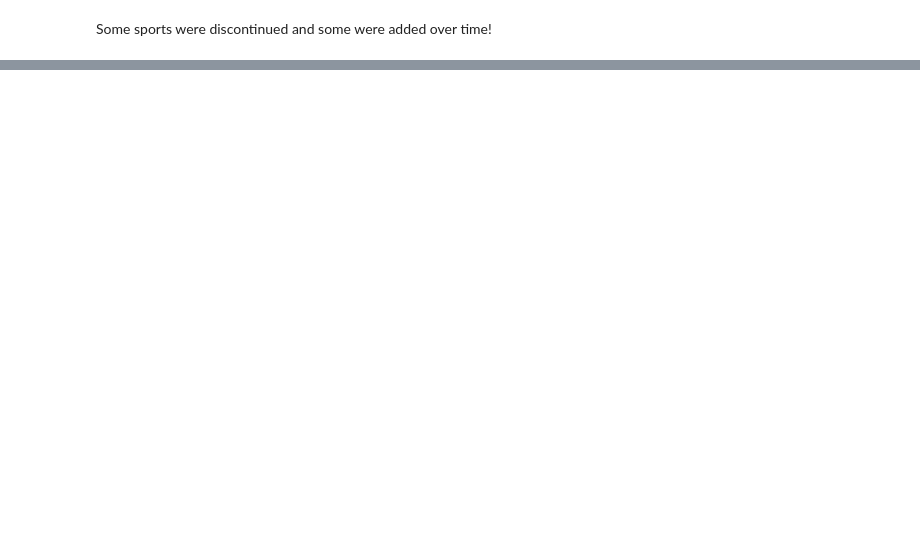
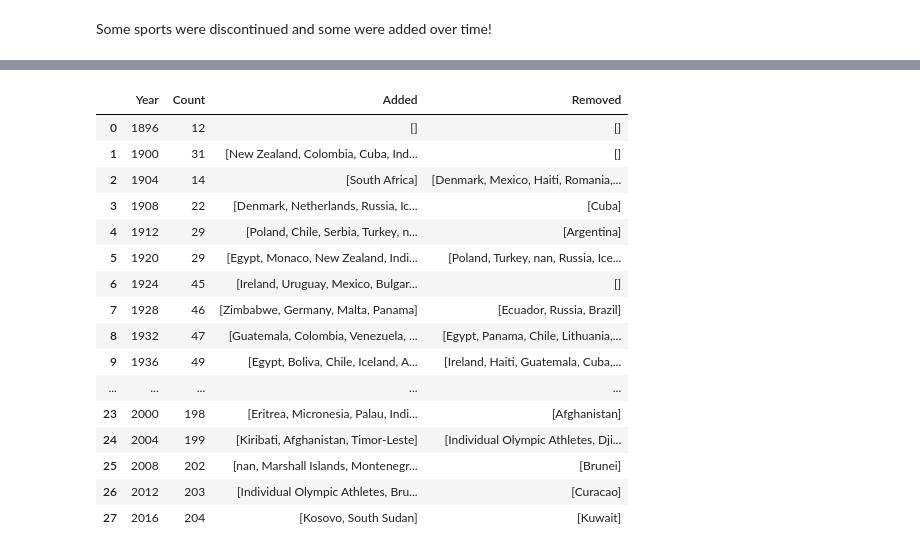
Before and after one commit to MaMut1991/Olympics, a Jupyter notebook: EDA.ipynb, the cells around one changed output, grey strips where cells are left out. Drawn from its saved outputs; the diff is of its cells as text; code cells hidden in the pictures; blank space fills up the shorter version.

```diff
--- a/EDA.ipynb
+++ b/EDA.ipynb
@@ -303,0 +403,59 @@ print(sports_changes_over_time)
+# %%
+# Analysis of participating countries over time
+
+# Grouping by Year and aggregating the set of countries
+participants_changes_over_time = data.groupby('Year')['country'].agg(set).reset_index()
+
+changes_list_part = []
+
+for i in range(len(participants_changes_over_time)):
+    current_year = participants_changes_over_time.iloc[i]
+
+    # Count the number of participating countries in the current year
+    count = len(current_year['country'])
+
+    # Initialize added and removed sets
+    added = set()
+    removed = set()
+
+    if i > 0:  # Check if it's not the first year
+        previous_year = participants_changes_over_time.iloc[i-1]
+
+        # Calculate added and removed sports
+        added = current_year['country'] - previous_year['country']
+        removed = previous_year['country'] - current_year['country']
+
+    # Add results to changes_list
+    changes_list_part.append({
+        'Year': current_year['Year'],
+        'Count': count,
+        'Added': list(added),
+        'Removed': list(removed)
+    })
+
+# Transform list into dataframe
+changes_df_partic = pd.DataFrame(changes_list_part)
+
+# Merge dataframes: changes_df -> sports_changes_over_time
+participants_changes_over_time = pd.merge(participants_changes_over_time, changes_df_partic, on='Year', how='left')
+
+# Display the final changes_df
+changes_df_partic
+# %% [output]
+|  | Year | Count | Added | Removed |
+| 0 | 1896 | 12 | [] | [] |
+| 1 | 1900 | 31 | [New Zealand, Colombia, Cuba, Ind... | [] |
+| 2 | 1904 | 14 | [South Africa] | [Denmark, Mexico, Haiti, Romania,... |
+| 3 | 1908 | 22 | [Denmark, Netherlands, Russia, Ic... | [Cuba] |
+| 4 | 1912 | 29 | [Poland, Chile, Serbia, Turkey, n... | [Argentina] |
+| 5 | 1920 | 29 | [Egypt, Monaco, New Zealand, Indi... | [Poland, Turkey, nan, Russia, Ice... |
+| 6 | 1924 | 45 | [Ireland, Uruguay, Mexico, Bulgar... | [] |
+| 7 | 1928 | 46 | [Zimbabwe, Germany, Malta, Panama] | [Ecuador, Russia, Brazil] |
+| 8 | 1932 | 47 | [Guatemala, Colombia, Venezuela, ... | [Egypt, Panama, Chile, Lithuania,... |
+| 9 | 1936 | 49 | [Egypt, Boliva, Chile, Iceland, A... | [Ireland, Haiti, Guatemala, Cuba,... |
+| ... | ... | ... | ... | ... |
+| 23 | 2000 | 198 | [Eritrea, Micronesia, Palau, Indi... | [Afghanistan] |
+| 24 | 2004 | 199 | [Kiribati, Afghanistan, Timor-Leste] | [Individual Olympic Athletes, Dji... |
+| 25 | 2008 | 202 | [nan, Marshall Islands, Montenegr... | [Brunei] |
+| 26 | 2012 | 203 | [Individual Olympic Athletes, Bru... | [Curacao] |
+| 27 | 2016 | 204 | [Kosovo, South Sudan] | [Kuwait] |
```
Also changed, not shown: parts of 17 cells of this notebook, 11 other files.
